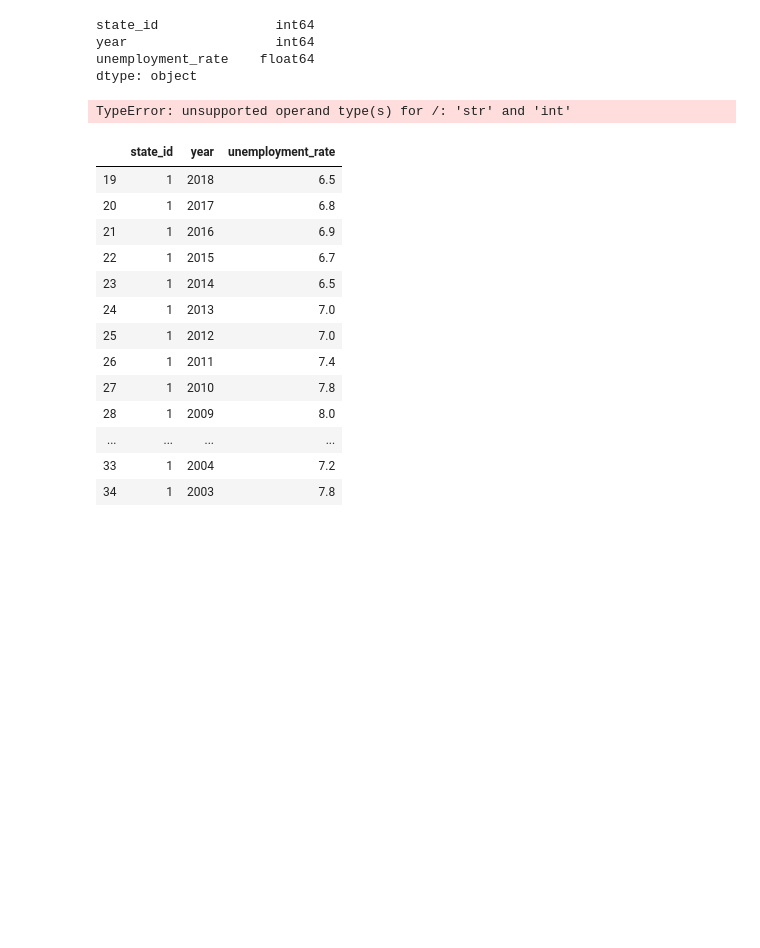
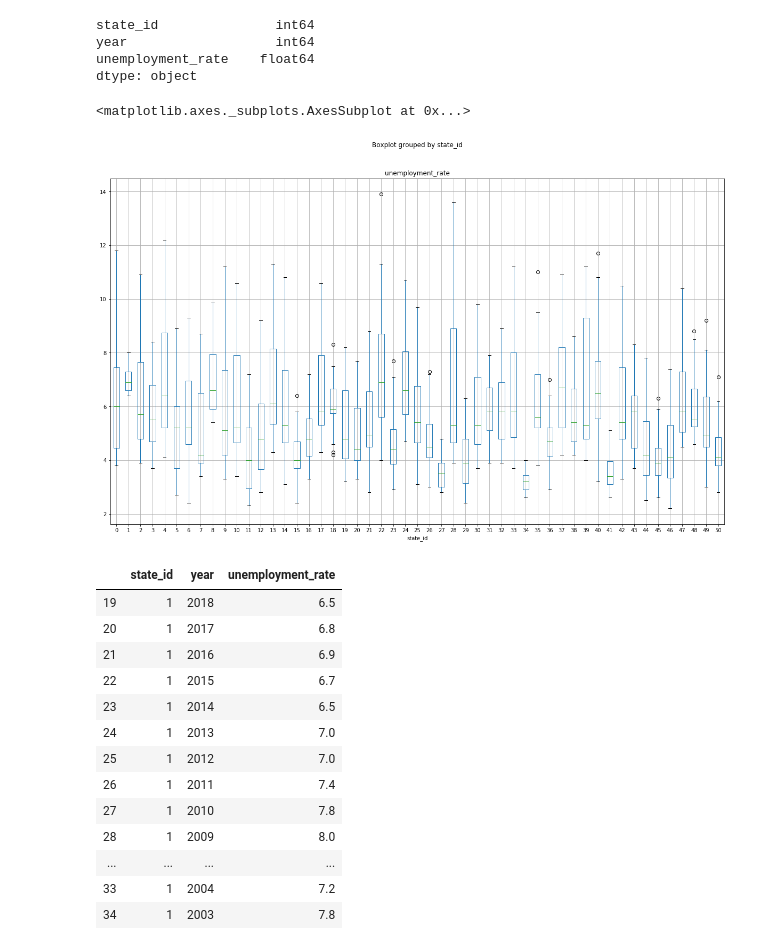
Before and after one commit to Emma-Pang/team_efx_dataproject, a Jupyter notebook: unemployment_2.ipynb, the cells around one changed output. Drawn from its saved outputs; the diff is of its cells as text; code cells hidden in the pictures; blank space fills up the shorter version.

```diff
--- a/unemployment_2.ipynb
+++ b/unemployment_2.ipynb
@@ -157,7 +160,8 @@ year                 object
 unemployment_rate    object
 dtype: object
 # %%
-df.astype({'unemployment_rate': 'float', 'year': 'int64'}).dtypes
+df_num = df.astype({'unemployment_rate': 'float', 'year': 'int64'})
+df_num.dtypes
 # %% [output]
 state_id               int64
 year                   int64
@@ -165,9 +169,10 @@ unemployment_rate    float64
 dtype: object
 # %%
 # Create a boxplot to compare means
-df.boxplot("unemployment_rate", by="state_id")
+df_num.boxplot("unemployment_rate", by="state_id", figsize=(20,12))
 # %% [output]
-TypeError: unsupported operand type(s) for /: 'str' and 'int'
+<matplotlib.axes._subplots.AxesSubplot at 0x...>
+[figure, added]
 # %%
 state_dfs_dictionary = {}
 state_ids = set(df['state_id'])
```
Also changed, not shown: parts of 2 cells of this notebook, 2 other files.
